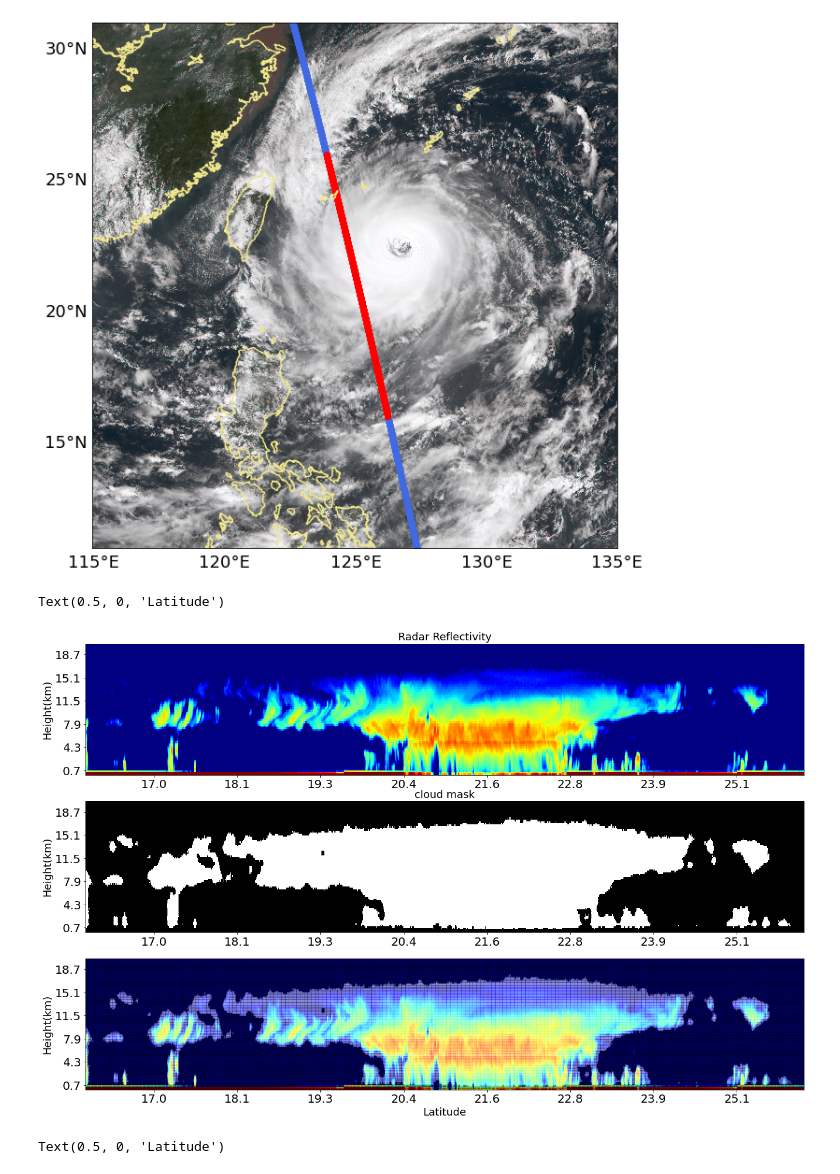
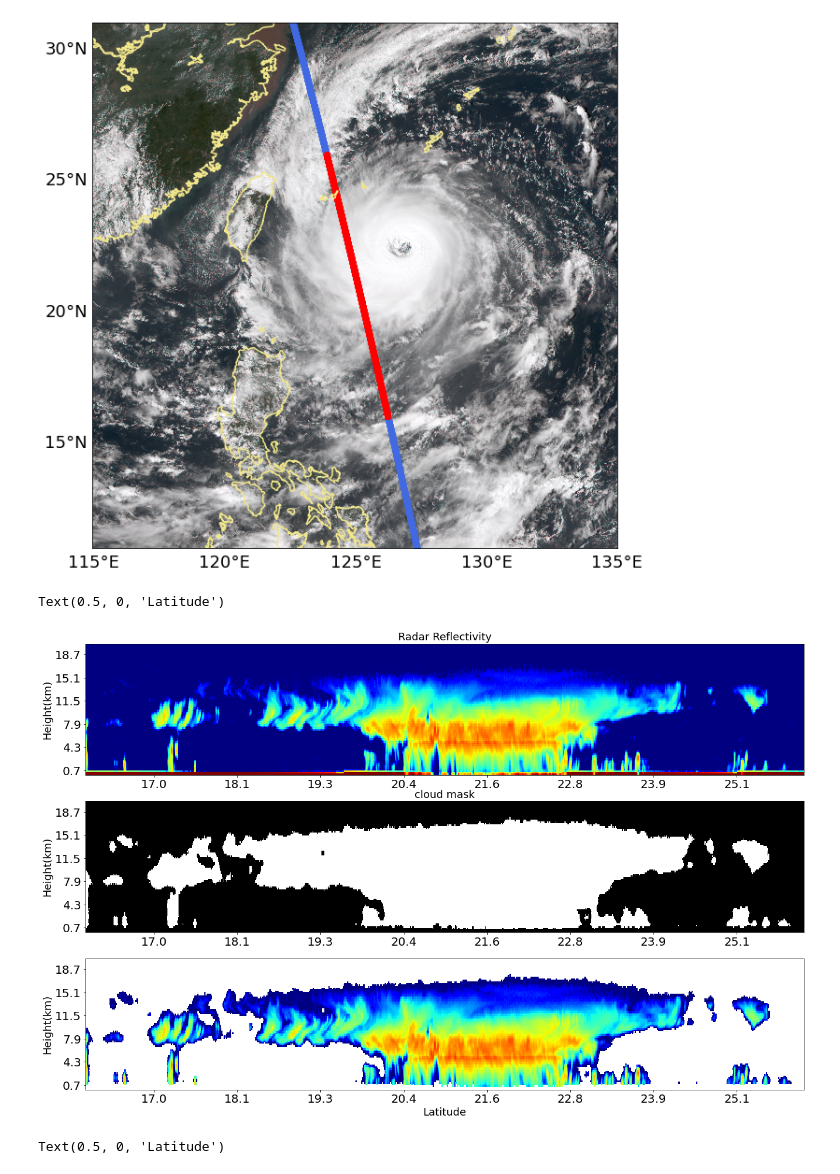
Before and after one commit to jerryjerry9/cloudsat_2022_demo, a Jupyter notebook: demo_2022.ipynb, the cells around one changed output. Cells and saved outputs as stored; diff of their text form; code cells hidden in the pictures.

```diff
--- a/demo_2022.ipynb
+++ b/demo_2022.ipynb
@@ -258,36 +258,37 @@ region_lat = np.around(eq_lat,decimals=1)
 # %%
 f = plt.figure(figsize=(22,14))
 ## first figure: reflectivity
 axs = f.add_subplot(3,1,1)
 plt.pcolormesh(r_ref[20:105,:],cmap=plt.cm.get_cmap('jet',100),vmin=-25, vmax=25)
 plt.title('Radar Reflectivity',fontsize=18)
 # axis setting
 plt.yticks(np.arange(3,90,step=15), (ref_height[23:110:15,]),fontsize=20)
 plt.xticks(np.arange(99,region_array_size[0],step=120), (region_lat[99:region_array_size[0]:120,]),fontsize=20)
 plt.ylabel('Height(km)',color='k',fontsize=18)
 
 ## second figure: cloud mask
 axs = f.add_subplot(3,1,2)
 masked_cloud = np.where(r_cloud >= 19.5, r_cloud, 0)
 plt.pcolormesh(masked_cloud[20:105,:],cmap=plt.cm.get_cmap('gist_gray',2),vmin=19, vmax=20, alpha=1)
 plt.title('cloud mask',fontsize=18)
 # axis setting
 plt.yticks(np.arange(3,90,step=15), (ref_height[23:110:15,]),fontsize=20)
 plt.xticks(np.arange(99,region_array_size[0],step=120), (region_lat[99:region_array_size[0]:120,]),fontsize=20)
 plt.ylabel('Height(km)',color='k',fontsize=18)
 
-## third figure: reflectivity & cloud mask
+## third figure: reflectivity filtered by cloud mask
 axs = f.add_subplot(3,1,3)
-plt.pcolormesh(r_ref[20:105,:],cmap=plt.cm.get_cmap('jet',100),vmin=-25, vmax=25)
-plt.pcolormesh(masked_cloud[20:105,:],cmap=plt.cm.get_cmap('gist_gray',100),vmin=5,vmax=19,alpha=0.2)
+ref_masked = np.ma.masked_where(masked_cloud < 19.5 , r_ref)
+plt.pcolormesh(ref_masked[20:105,:],cmap=plt.cm.get_cmap('jet',100),vmin=-25, vmax=25)
+#plt.pcolormesh(masked_cloud[20:105,:],cmap=plt.cm.get_cmap('gist_gray',100),vmin=5,vmax=19,alpha=0.2)
 # axis setting
 plt.yticks(np.arange(3,90,step=15), (ref_height[23:110:15,]),fontsize=20)
 plt.xticks(np.arange(99,region_array_size[0],step=120), (region_lat[99:region_array_size[0]:120,]),fontsize=20)
 plt.ylabel('Height(km)',color='k',fontsize=18)
 plt.xlabel('Latitude',color='k',fontsize=18)
 # %% [output]
 Text(0.5, 0, 'Latitude')
-[figure, old version]
+[figure, new version]
 # %%
 ## transpose the array then overturn the columns
 # reference pressure for y axis
```
Also changed, not shown: parts of 19 cells of this notebook.
